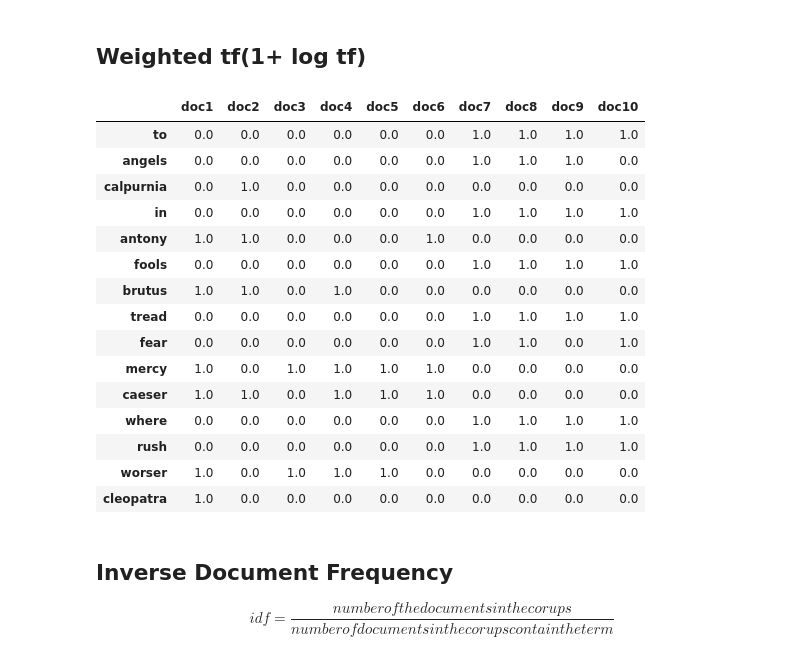
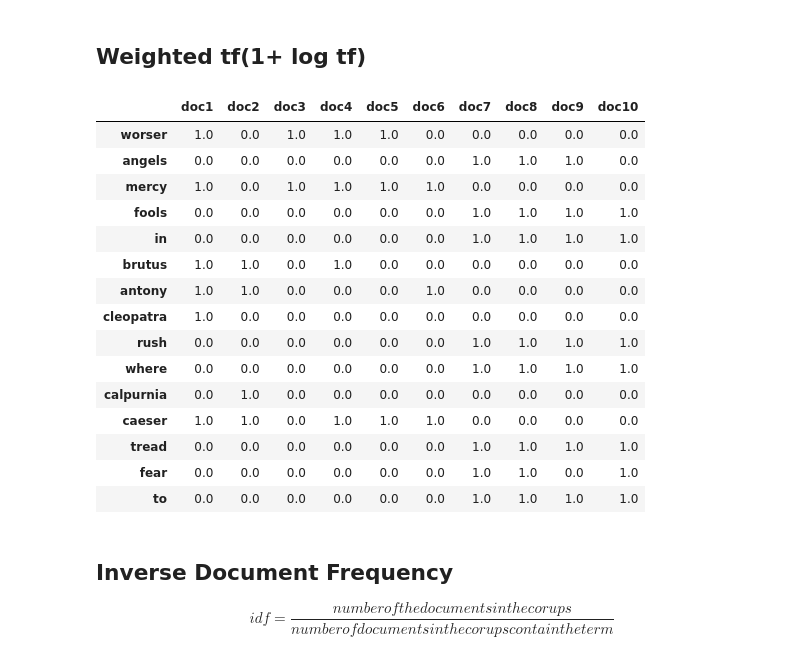
Before and after one commit to Ibrahim182/Basic-search-engine, a Jupyter notebook: main.ipynb, the cells around one changed output. Cells and saved outputs as stored; diff of their text form; code cells hidden in the pictures.

```diff
--- a/main.ipynb
+++ b/main.ipynb
@@ -241,22 +252,22 @@ for i in range(0, len(documents)):
-# %%
-tf
-# %% [output]
-|  | doc1 | doc2 | doc3 | doc4 | doc5 | doc6 | doc7 | doc8 | doc9 | doc10 |
-| to | 0.0 | 0.0 | 0.0 | 0.0 | 0.0 | 0.0 | 1.0 | 1.0 | 1.0 | 1.0 |
-| angels | 0.0 | 0.0 | 0.0 | 0.0 | 0.0 | 0.0 | 1.0 | 1.0 | 1.0 | 0.0 |
-| calpurnia | 0.0 | 1.0 | 0.0 | 0.0 | 0.0 | 0.0 | 0.0 | 0.0 | 0.0 | 0.0 |
-| in | 0.0 | 0.0 | 0.0 | 0.0 | 0.0 | 0.0 | 1.0 | 1.0 | 1.0 | 1.0 |
-| antony | 1.0 | 1.0 | 0.0 | 0.0 | 0.0 | 1.0 | 0.0 | 0.0 | 0.0 | 0.0 |
-| fools | 0.0 | 0.0 | 0.0 | 0.0 | 0.0 | 0.0 | 1.0 | 1.0 | 1.0 | 1.0 |
-| brutus | 1.0 | 1.0 | 0.0 | 1.0 | 0.0 | 0.0 | 0.0 | 0.0 | 0.0 | 0.0 |
-| tread | 0.0 | 0.0 | 0.0 | 0.0 | 0.0 | 0.0 | 1.0 | 1.0 | 1.0 | 1.0 |
-| fear | 0.0 | 0.0 | 0.0 | 0.0 | 0.0 | 0.0 | 1.0 | 1.0 | 0.0 | 1.0 |
-| mercy | 1.0 | 0.0 | 1.0 | 1.0 | 1.0 | 1.0 | 0.0 | 0.0 | 0.0 | 0.0 |
-| caeser | 1.0 | 1.0 | 0.0 | 1.0 | 1.0 | 1.0 | 0.0 | 0.0 | 0.0 | 0.0 |
-| where | 0.0 | 0.0 | 0.0 | 0.0 | 0.0 | 0.0 | 1.0 | 1.0 | 1.0 | 1.0 |
-| rush | 0.0 | 0.0 | 0.0 | 0.0 | 0.0 | 0.0 | 1.0 | 1.0 | 1.0 | 1.0 |
-| worser | 1.0 | 0.0 | 1.0 | 1.0 | 1.0 | 0.0 | 0.0 | 0.0 | 0.0 | 0.0 |
-| cleopatra | 1.0 | 0.0 | 0.0 | 0.0 | 0.0 | 0.0 | 0.0 | 0.0 | 0.0 | 0.0 |
+# %%
+w_tf
+# %% [output]
+|  | doc1 | doc2 | doc3 | doc4 | doc5 | doc6 | doc7 | doc8 | doc9 | doc10 |
+| worser | 1.0 | 0.0 | 1.0 | 1.0 | 1.0 | 0.0 | 0.0 | 0.0 | 0.0 | 0.0 |
+| angels | 0.0 | 0.0 | 0.0 | 0.0 | 0.0 | 0.0 | 1.0 | 1.0 | 1.0 | 0.0 |
+| mercy | 1.0 | 0.0 | 1.0 | 1.0 | 1.0 | 1.0 | 0.0 | 0.0 | 0.0 | 0.0 |
+| fools | 0.0 | 0.0 | 0.0 | 0.0 | 0.0 | 0.0 | 1.0 | 1.0 | 1.0 | 1.0 |
+| in | 0.0 | 0.0 | 0.0 | 0.0 | 0.0 | 0.0 | 1.0 | 1.0 | 1.0 | 1.0 |
+| brutus | 1.0 | 1.0 | 0.0 | 1.0 | 0.0 | 0.0 | 0.0 | 0.0 | 0.0 | 0.0 |
+| antony | 1.0 | 1.0 | 0.0 | 0.0 | 0.0 | 1.0 | 0.0 | 0.0 | 0.0 | 0.0 |
+| cleopatra | 1.0 | 0.0 | 0.0 | 0.0 | 0.0 | 0.0 | 0.0 | 0.0 | 0.0 | 0.0 |
+| rush | 0.0 | 0.0 | 0.0 | 0.0 | 0.0 | 0.0 | 1.0 | 1.0 | 1.0 | 1.0 |
+| where | 0.0 | 0.0 | 0.0 | 0.0 | 0.0 | 0.0 | 1.0 | 1.0 | 1.0 | 1.0 |
+| calpurnia | 0.0 | 1.0 | 0.0 | 0.0 | 0.0 | 0.0 | 0.0 | 0.0 | 0.0 | 0.0 |
+| caeser | 1.0 | 1.0 | 0.0 | 1.0 | 1.0 | 1.0 | 0.0 | 0.0 | 0.0 | 0.0 |
+| tread | 0.0 | 0.0 | 0.0 | 0.0 | 0.0 | 0.0 | 1.0 | 1.0 | 1.0 | 1.0 |
+| fear | 0.0 | 0.0 | 0.0 | 0.0 | 0.0 | 0.0 | 1.0 | 1.0 | 0.0 | 1.0 |
+| to | 0.0 | 0.0 | 0.0 | 0.0 | 0.0 | 0.0 | 1.0 | 1.0 | 1.0 | 1.0 |
 # %% [markdown]
 ## Inverse Document Frequency
 $$ idf = \frac{number of the documents in the corups} {number of documents in the corups contain the term}$$
```
Also changed, not shown: parts of 21 cells of this notebook.
